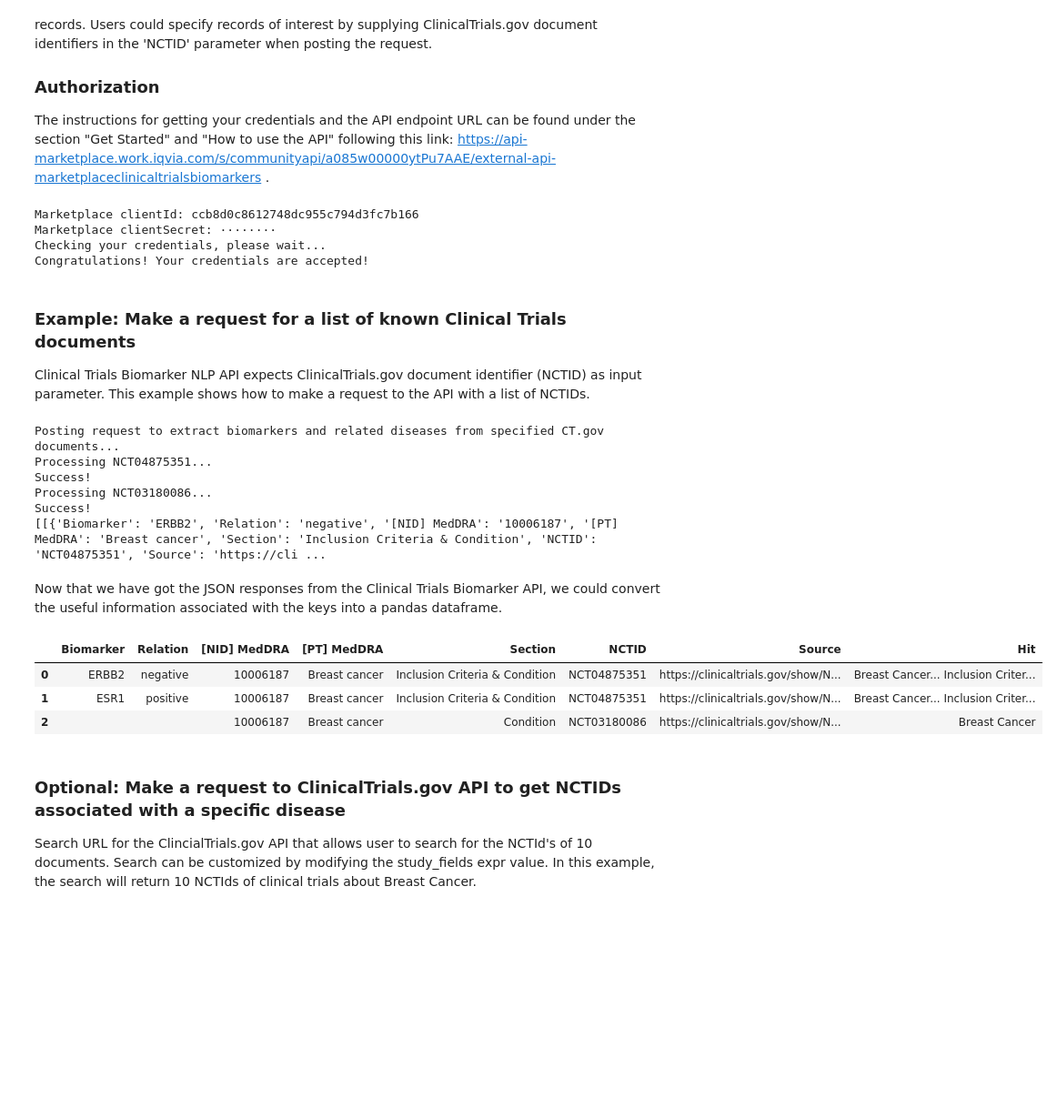
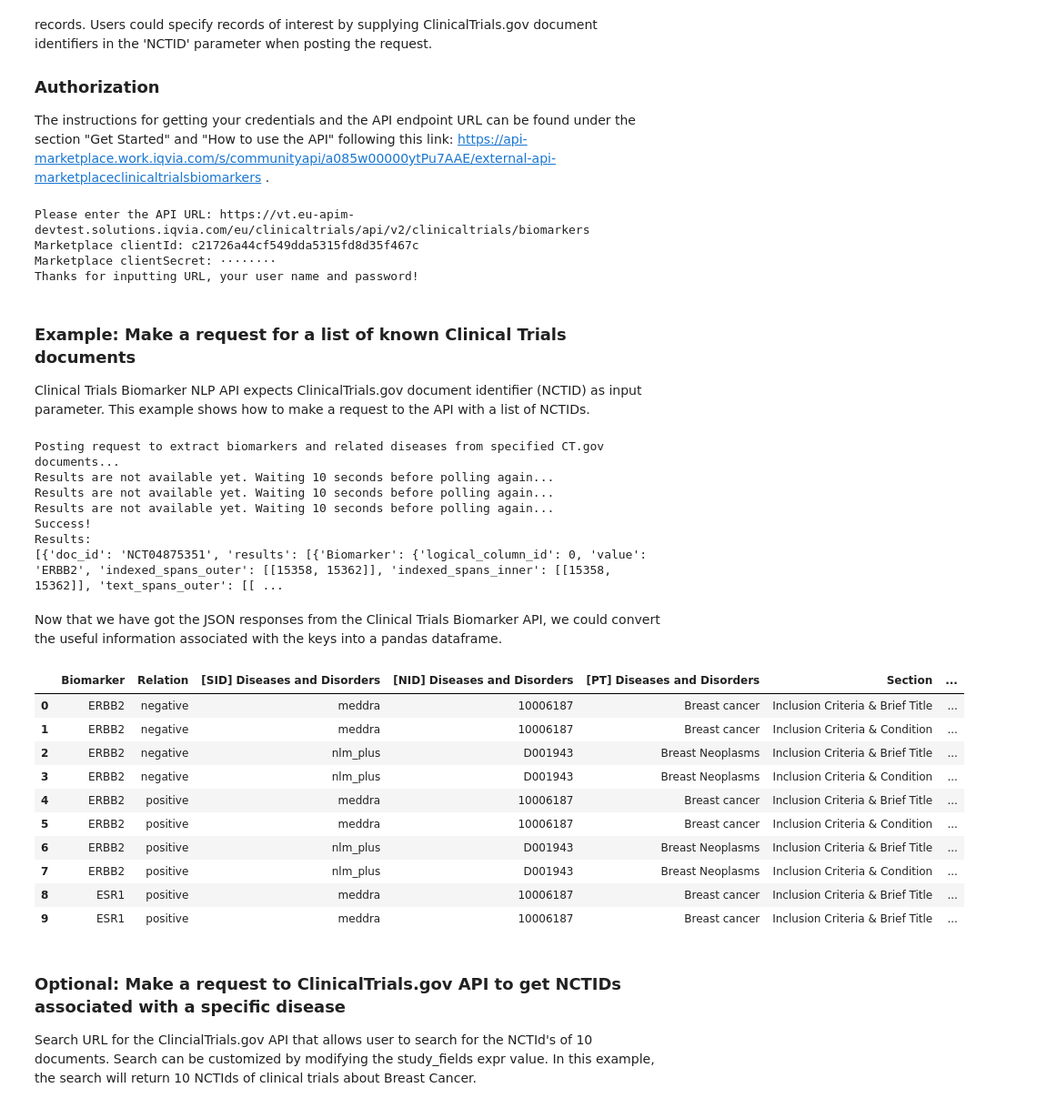
Before and after one commit to iqvianlp/api_notebooks, a Jupyter notebook: Clinical Trials Biomarkers.ipynb, the cells around one changed output. Shown: that part at 91% size. Cells and saved outputs as stored; diff of their text form; code cells hidden in the pictures; blank space fills up the shorter version.

```diff
--- a/Clinical Trials Biomarkers.ipynb
+++ b/Clinical Trials Biomarkers.ipynb
@@ -20,76 +20,91 @@ This notebook is designed to biomarkers and their related diseases from from Cli
 The instructions for getting your credentials and the API endpoint URL can be found under the section "Get Started" and "How to use the API" following this link: https://api-marketplace.work.iqvia.com/s/communityapi/a085w00000ytPu7AAE/external-api-marketplaceclinicaltrialsbiomarkers .
 # %%
 import getpass
-import requests
 
-# In this demo scenario, URL for US based customers
-# api_marketplace_url = 'https://vt.us-rds.solutions.iqvia.com/clinicaltrial/api/v1/biomarkers'
-# In this demo scenario, URL for EU based customers
-api_marketplace_url = 'https://vt.eu-apim.solutions.iqvia.com/eu/clinicaltrial/api/v1/biomarkers'
+# Get URL and credentials from customers
+api_endpoint_url = input('Please enter the API URL: ').rstrip('/')
 
 mkp_user = input("Marketplace clientId: ")
 mkp_password = getpass.getpass("Marketplace clientSecret: ")
 mkp_headers = {'clientId': mkp_user, 'clientSecret': mkp_password}
 
-print("Thanks for inputting your user name and password!")
+print("Thanks for inputting URL, your user name and password!")
 # %% [output]
-Marketplace clientId: ccb8d0c8612748dc955c794d3fc7b166
+Please enter the API URL: https://vt.eu-apim-devtest.solutions.iqvia.com/eu/clinicaltrials/api/v2/clinicaltrials/biomarkers
+Marketplace clientId: c21726a44cf549dda5315fd8d35f467c
 Marketplace clientSecret: ········
-Checking your credentials, please wait...
-Congratulations! Your credentials are accepted!
+Thanks for inputting URL, your user name and password!
 # %% [markdown]
 ### Example: Make a request for a list of known Clinical Trials documents
 Clinical Trials Biomarker NLP API expects ClinicalTrials.gov document identifier (NCTID) as input parameter. This example shows how to make a request to the API with a list of NCTIDs.
 # %%
 import requests
+import time
 
 # Define input NCTIDs
-input_nctids = ['NCT04875351', 'NCT03180086']
+input_nctids = ["NCT04875351", "NCT03180086"]
 
 # Make a request
 print("Posting request to extract biomarkers and related diseases from specified CT.gov documents...")
 
-response = requests.get(api_marketplace_url, headers=mkp_headers, params={'NCTID': input_nctids})
+response = requests.post(api_endpoint_url, headers=mkp_headers, json={"params": {"NCTID": input_nctids}, 'row_limit': 10})
+
+# Poll the API until results are available
+while response.status_code == 202:
+    print('Results are not available yet. Waiting 10 seconds before polling again...')
+    time.sleep(10)
+    # Use the run id from the Post request to get results
+    run_identifier = response.json()['id']
+    response = requests.get(url=f'{api_endpoint_url}/{run_identifier}', headers=mkp_headers)
+
 # Check the response
 if response.status_code == 200:
     print("Success!")
     results_json = response.json()
 else:
-    raise Exception(f"Error: {response}")
+    raise Exception(f"Unexpected status code: {response.status_code}")
 
-print(results_json)
+print(f'Results: \n{results_json}\n')
 # %% [output]
 Posting request to extract biomarkers and related diseases from specified CT.gov documents...
-Processing NCT04875351...
+Results are not available yet. Waiting 10 seconds before polling again...
+Results are not available yet. Waiting 10 seconds before polling again...
+Results are not available yet. Waiting 10 seconds before polling again...
 Success!
-Processing NCT03180086...
-Success!
-[[{'Biomarker': 'ERBB2', 'Relation': 'negative', '[NID] MedDRA': '10006187', '[PT] MedDRA': 'Breast cancer', 'Section': 'Inclusion Criteria & Condition', 'NCTID': 'NCT04875351', 'Source': 'https://cli ...
+Results:
+[{'doc_id': 'NCT04875351', 'results': [{'Biomarker': {'logical_column_id': 0, 'value': 'ERBB2', 'indexed_spans_outer': [[15358, 15362]], 'indexed_spans_inner': [[15358, 15362]], 'text_spans_outer': [[ ...
 # %% [markdown]
 Now that we have got the JSON responses from the Clinical Trials Biomarker API, we could convert the useful information associated with the keys into a pandas dataframe.
 # %%
 import pandas as pd
 
 # initiate an empty dataframe
 df = pd.DataFrame()
 pd.set_option("display.max_rows", None, "display.max_columns", None, "display.width", 1000)
 
 # Retrieve main results from the JSON response, please note this cell would fail if the request failed in the last step
-for results in results_json:
-    df_dict = {}
-    for result_dict in results["results"]:
+for inner_results in results_json:
+    for result_dict in inner_results['results']:
+        df_dict = {}
         for key, value_dict in result_dict.items():
             df_dict[key] = value_dict['value']
-    df_dict["Doc Id"] = results["doc_id"]
-    df = pd.concat([df, pd.DataFrame.from_records([{**df_dict}])], ignore_index=True)
+        df_dict['Doc Id'] = inner_results['doc_id']
+        df = pd.concat([df, pd.DataFrame.from_records([{**df_dict}])], ignore_index=True)
 
-# Check the dataframe
+# Print the DataFrame
 df
 # %% [output]
-|  | Biomarker | Relation | [NID] MedDRA | [PT] MedDRA | Section | NCTID | Source | Hit |
-| 0 | ERBB2 | negative | 10006187 | Breast cancer | Inclusion Criteria & Condition | NCT04875351 | https://clinicaltrials.gov/show/N... | Breast Cancer... Inclusion Criter... |
-| 1 | ESR1 | positive | 10006187 | Breast cancer | Inclusion Criteria & Condition | NCT04875351 | https://clinicaltrials.gov/show/N... | Breast Cancer... Inclusion Criter... |
-| 2 |  |  | 10006187 | Breast cancer | Condition | NCT03180086 | https://clinicaltrials.gov/show/N... | Breast Cancer |
+|  | Biomarker | Relation | [SID] Diseases and Disorders | [NID] Diseases and Disorders | [PT] Diseases and Disorders | Section | ... |
+| 0 | ERBB2 | negative | meddra | 10006187 | Breast cancer | Inclusion Criteria & Brief Title | ... |
+| 1 | ERBB2 | negative | meddra | 10006187 | Breast cancer | Inclusion Criteria & Condition | ... |
+| 2 | ERBB2 | negative | nlm_plus | D001943 | Breast Neoplasms | Inclusion Criteria & Brief Title | ... |
+| 3 | ERBB2 | negative | nlm_plus | D001943 | Breast Neoplasms | Inclusion Criteria & Condition | ... |
+| 4 | ERBB2 | positive | meddra | 10006187 | Breast cancer | Inclusion Criteria & Brief Title | ... |
+| 5 | ERBB2 | positive | meddra | 10006187 | Breast cancer | Inclusion Criteria & Condition | ... |
+| 6 | ERBB2 | positive | nlm_plus | D001943 | Breast Neoplasms | Inclusion Criteria & Brief Title | ... |
+| 7 | ERBB2 | positive | nlm_plus | D001943 | Breast Neoplasms | Inclusion Criteria & Condition | ... |
+| 8 | ESR1 | positive | meddra | 10006187 | Breast cancer | Inclusion Criteria & Brief Title | ... |
+| 9 | ESR1 | positive | meddra | 10006187 | Breast cancer | Inclusion Criteria & Brief Title | ... |
 # %% [markdown]
 ### Optional: Make a request to ClinicalTrials.gov API to get NCTIDs associated with a specific disease
 
```
Also changed, not shown: 14 other files.
